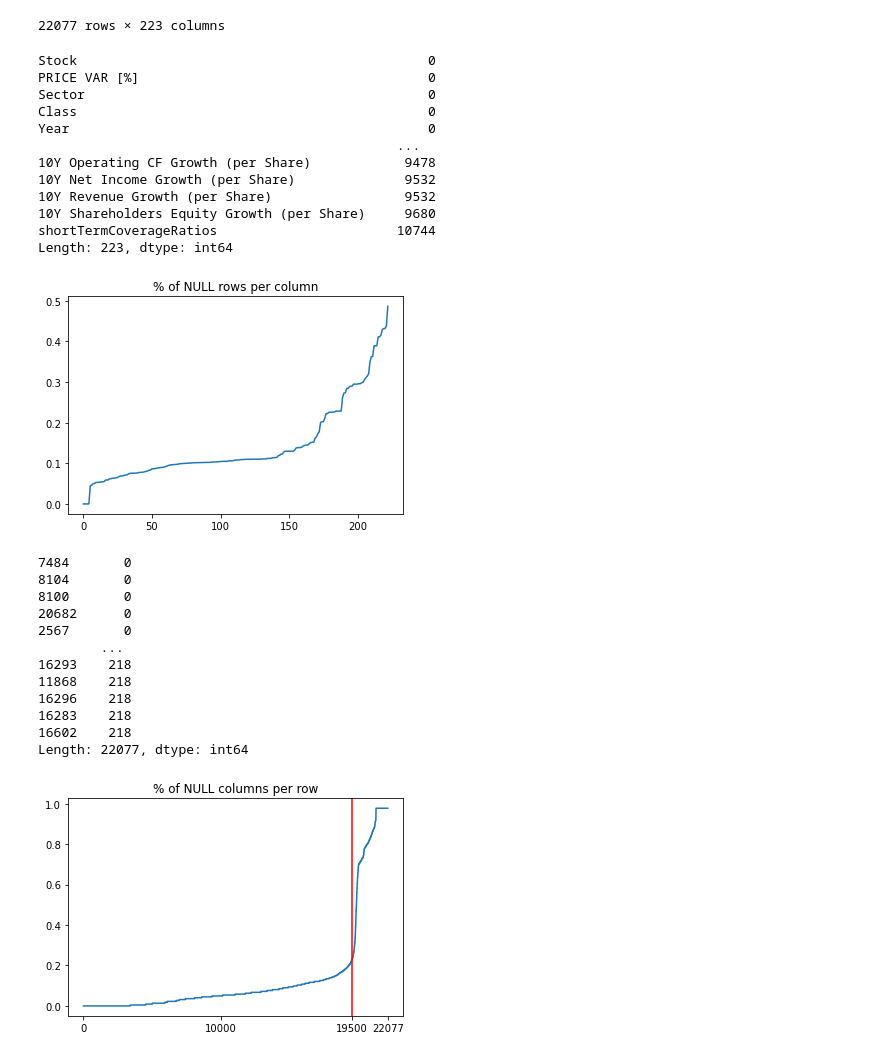
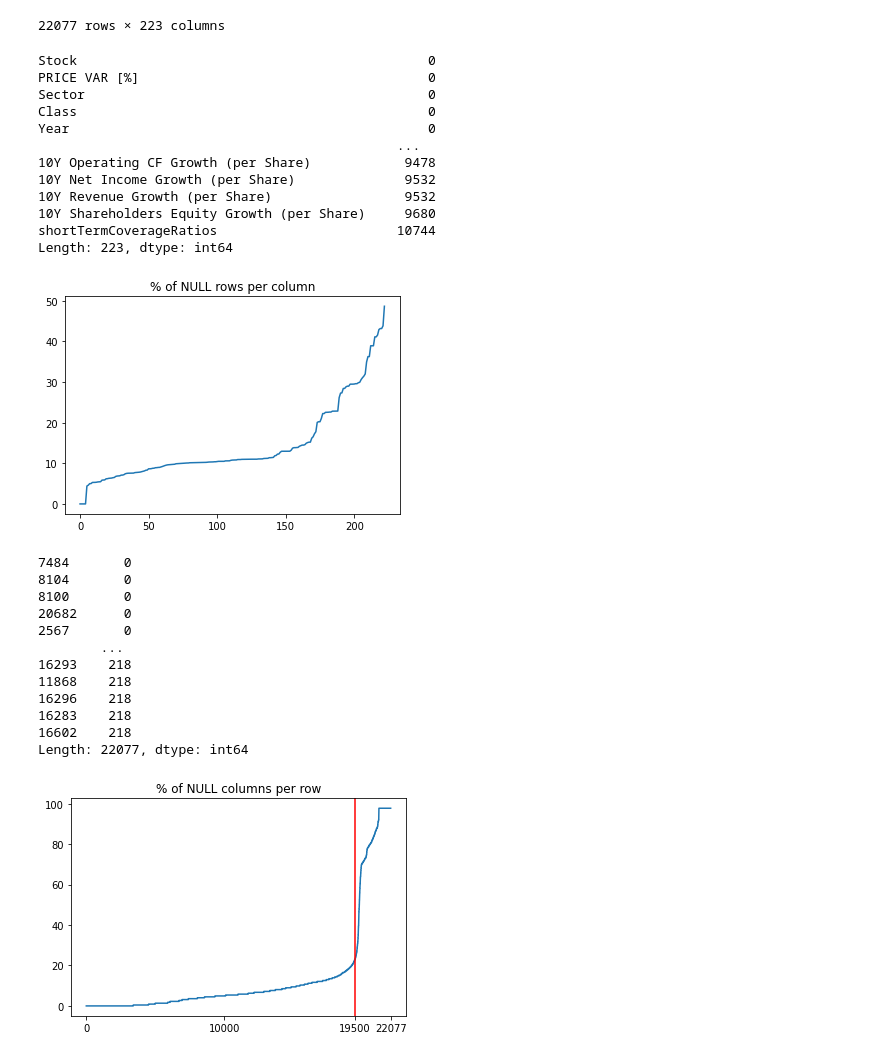
Before and after one commit to michelebersani/StatisticalLearning, a Jupyter notebook: stocks_data_pipeline.ipynb, the cells around one changed output. Saved outputs shown, nothing was run; the diff lists cells and outputs as text; code cells hidden in the pictures.

```diff
--- a/stocks_data_pipeline.ipynb
+++ b/stocks_data_pipeline.ipynb
@@ -46,7 +46,7 @@ total
 22077 rows × 223 columns
 # %%
 nulls_per_col = total.isnull().sum(axis=0).sort_values()
-plt.plot(nulls_per_col.to_numpy() / len(total))
+plt.plot(100*nulls_per_col.to_numpy() / len(total))
 plt.title('% of NULL rows per column')
 nulls_per_col
 # %% [output]
@@ -62,28 +62,28 @@ Year                                              0
 10Y Shareholders Equity Growth (per Share)     9680
 shortTermCoverageRatios                       10744
 Length: 223, dtype: int64
-[figure, old version]
+[figure, new version]
 # %%
 nulls_per_row = total.isnull().sum(axis=1).sort_values()
-plt.plot(nulls_per_row.to_numpy() / len(total.columns))
+plt.plot(100*nulls_per_row.to_numpy() / len(total.columns))
 plt.axvline(19500, color='red')
 plt.xticks([0,10000,19500,len(total)])
 plt.title('% of NULL columns per row')
 nulls_per_row
 # %% [output]
 7484       0
 8104       0
 8100       0
 20682      0
 2567       0
         ...
 16293    218
 11868    218
 16296    218
 16283    218
 16602    218
 Length: 22077, dtype: int64
-[figure, old version]
+[figure, new version]
 # %%
 ## Drop rows (ordered by n. of NULL values) from 19500 onward
 to_drop = len(total) - 19500
```
Also changed, not shown: 2 other files.
